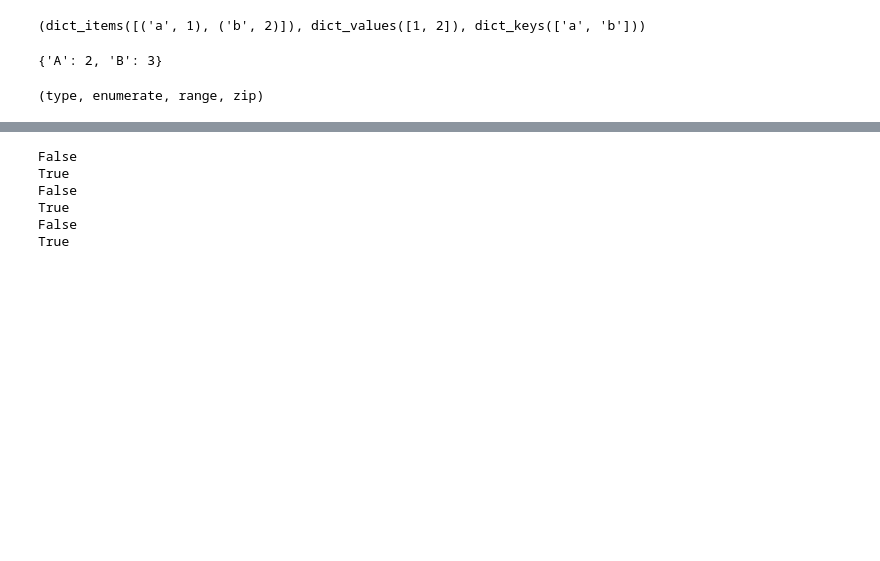
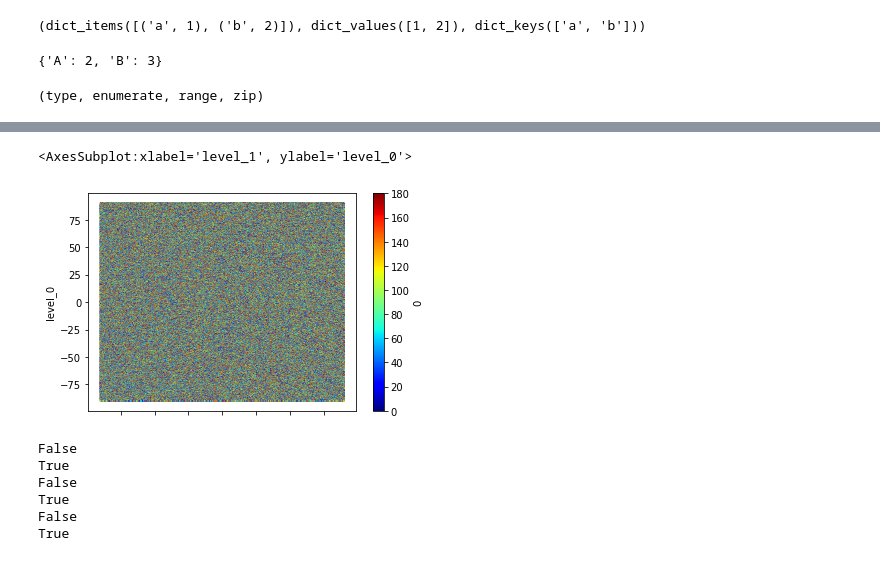
Before and after one commit to leaver2000/afit, a Jupyter notebook: 2022-09/lesson-1.ipynb, the cells around one changed output, grey strips where cells are left out. Saved outputs shown, nothing was run; the diff lists cells and outputs as text; code cells hidden in the pictures; blank space fills up the shorter version.

```diff
--- a/2022-09/lesson-1.ipynb
+++ b/2022-09/lesson-1.ipynb
@@ -482,9 +622,11 @@ degree diffrence  = 20°
 # %%
 import numpy as np
 
-size = (1440, 720)
-_925mb = np.random.randint(360, size=size)
-_1000mb = np.random.randint(360, size=size)
-directional_shear = abs(((_925mb - _1000mb) + 180) % 360 - 180)
-directional_shear
+x = 1400
+y = 720
+size = (x, y)
+_925mb_wnd_dir = np.random.randint(360, size=size)
+_1000mb_wnd_dir = np.random.randint(360, size=size)
+shear = abs(((_925mb_wnd_dir - _1000mb_wnd_dir) + 180) % 360 - 180)
+shear
 # %% [output]
@@ -497,0 +640,8 @@ array([[ 28, 107, 102, ..., 101, 165,  23],
+# %%
+import pandas as pd
+
+
+df = pd.DataFrame(
+    shear.T, columns=np.linspace(-180, 180, x), index=np.linspace(90, -90, y)
+)
+df
@@ -498,3 +662,12 @@ array([[ 28, 107, 102, ..., 101, 165,  23],
+# %%
+import matplotlib.pyplot as plt
+
+df.stack().reset_index().plot.scatter(
+    x="level_1", y="level_0", cmap=plt.get_cmap("jet"), c=0, s=0.2
+)
+# %% [output]
+<AxesSubplot:xlabel='level_1', ylabel='level_0'>
+[figure, added]
 # %%
 # Examples of Relational Operators
 a = 13
```
Also changed, not shown: parts of 11 cells of this notebook, 2 other files.
